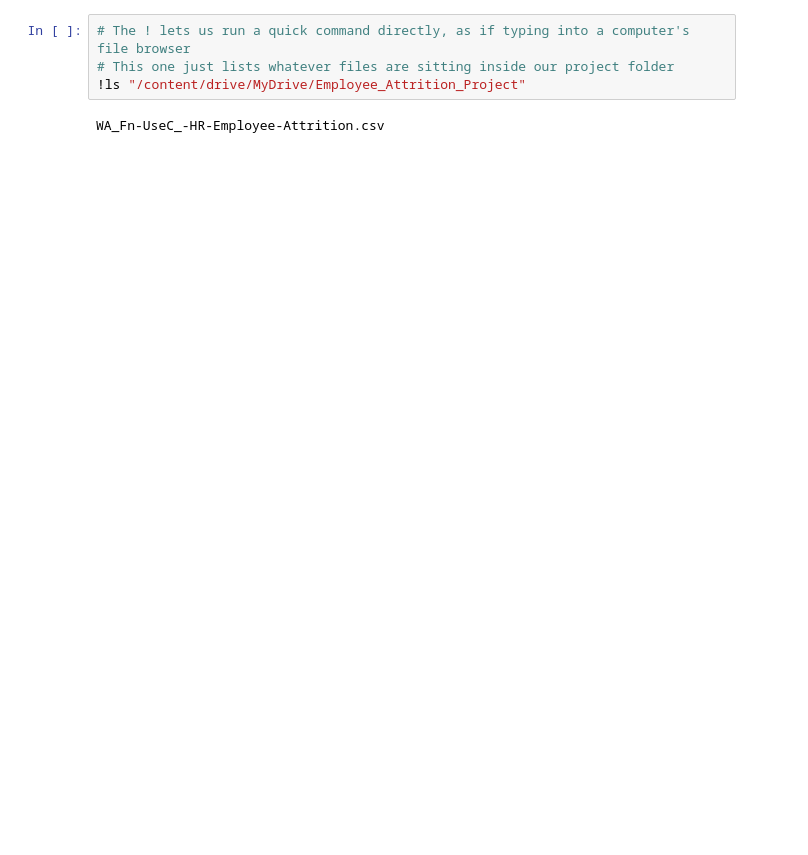
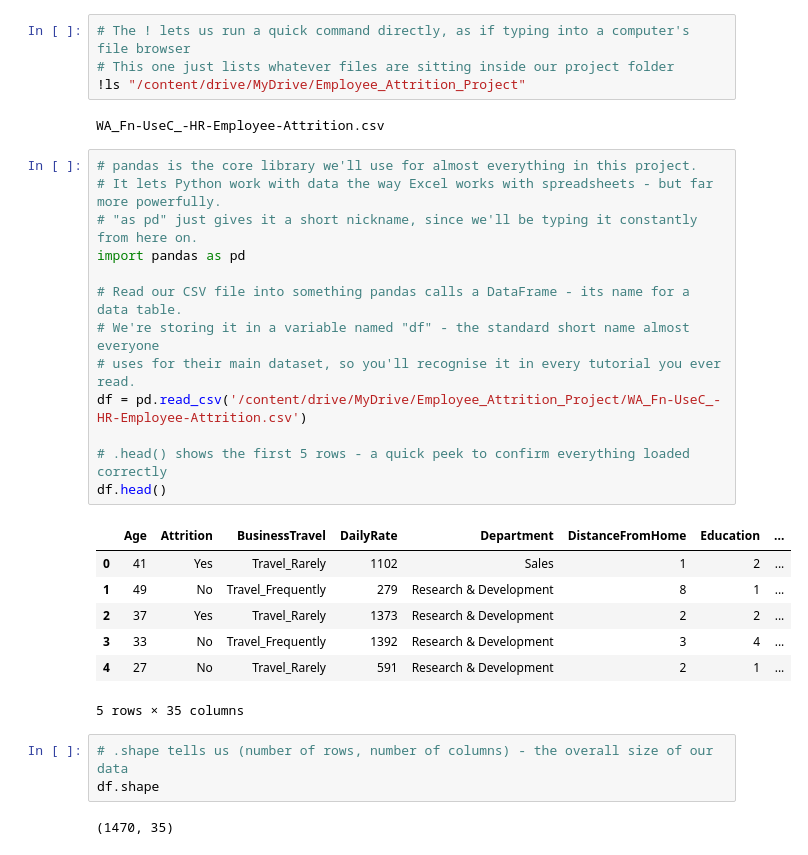
Before and after one commit to zainaahamed-work/Employee-Attrition-Analytics-XAI, a Jupyter notebook: Employee_Attrition_Project.ipynb, the cells around one changed output. Drawn from its saved outputs; the diff is of its cells as text; blank space fills up the shorter version.

```diff
--- a/Employee_Attrition_Project.ipynb
+++ b/Employee_Attrition_Project.ipynb
@@ -14,3 +14,29 @@ Drive already mounted at /content/drive; to attempt to forcibly remount, call dr
 !ls "/content/drive/MyDrive/Employee_Attrition_Project"
 # %% [output]
 WA_Fn-UseC_-HR-Employee-Attrition.csv
+# %%
+# pandas is the core library we'll use for almost everything in this project.
+# It lets Python work with data the way Excel works with spreadsheets - but far more powerfully.
+# "as pd" just gives it a short nickname, since we'll be typing it constantly from here on.
+import pandas as pd
+
+# Read our CSV file into something pandas calls a DataFrame - its name for a data table.
+# We're storing it in a variable named "df" - the standard short name almost everyone
+# uses for their main dataset, so you'll recognise it in every tutorial you ever read.
+df = pd.read_csv('/content/drive/MyDrive/Employee_Attrition_Project/WA_Fn-UseC_-HR-Employee-Attrition.csv')
+
+# .head() shows the first 5 rows - a quick peek to confirm everything loaded correctly
+df.head()
+# %% [output]
+|  | Age | Attrition | BusinessTravel | DailyRate | Department | DistanceFromHome | Education | ... |
+| 0 | 41 | Yes | Travel_Rarely | 1102 | Sales | 1 | 2 | ... |
+| 1 | 49 | No | Travel_Frequently | 279 | Research & Development | 8 | 1 | ... |
+| 2 | 37 | Yes | Travel_Rarely | 1373 | Research & Development | 2 | 2 | ... |
+| 3 | 33 | No | Travel_Frequently | 1392 | Research & Development | 3 | 4 | ... |
+| 4 | 27 | No | Travel_Rarely | 591 | Research & Development | 2 | 1 | ... |
+5 rows × 35 columns
+# %%
+# .shape tells us (number of rows, number of columns) - the overall size of our data
+df.shape
+# %% [output]
+(1470, 35)
```
Also changed, not shown: parts of 7 cells of this notebook.
